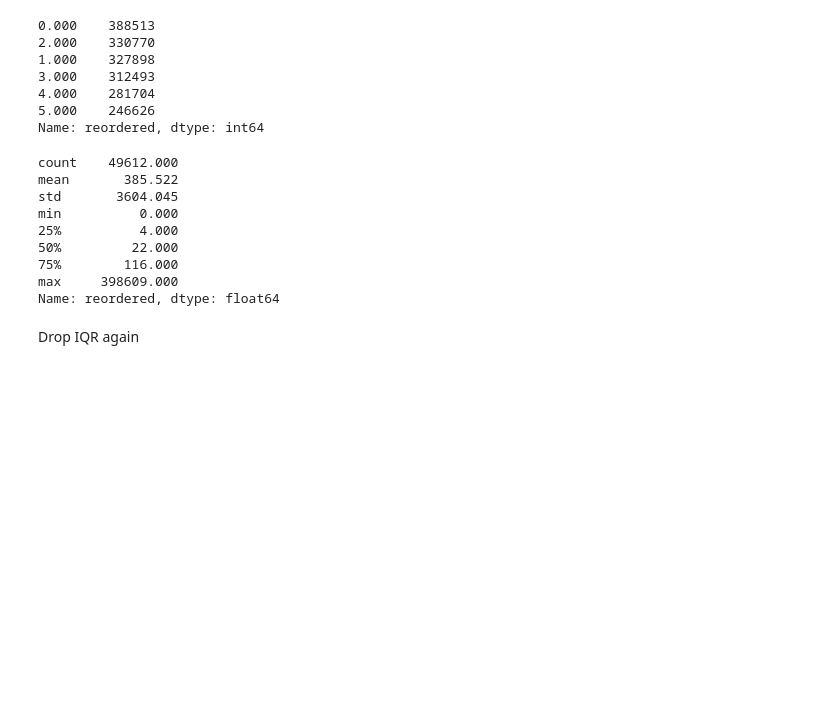
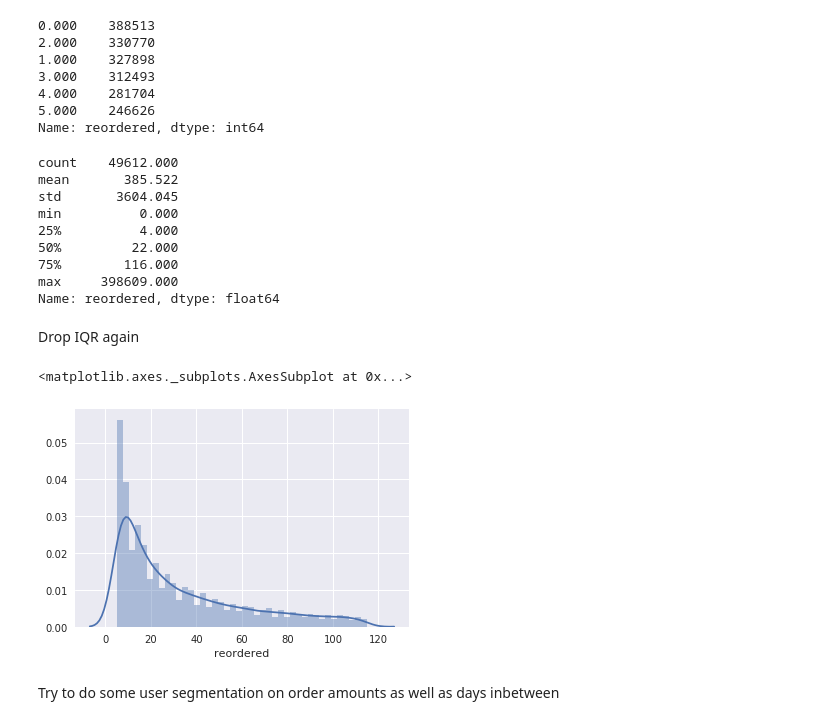
Before and after one commit to kscasado/instacart_challenge, a Jupyter notebook: notebooks/Exploration.ipynb, the cells around one changed output. Cells and saved outputs as stored; diff of their text form; code cells hidden in the pictures; blank space fills up the shorter version.

```diff
--- a/notebooks/Exploration.ipynb
+++ b/notebooks/Exploration.ipynb
@@ -78,5 +78,10 @@ Name: reordered, dtype: float64
 # %% [markdown]
 Drop IQR again
 # %%
-iqr = reorder_rate.quartile([.25,.75]).values
-sns.distplot(reorder_rate.apply(lambda x: x if (x>iqr[0] and )))
+iqr = reorder_rate.quantile([.25,.75]).values
+sns.distplot(reorder_rate.apply(lambda x: x if (x>iqr[0] and x<iqr[1]) else None).dropna())
+# %% [output]
+<matplotlib.axes._subplots.AxesSubplot at 0x...>
+[figure, added]
+# %% [markdown]
+Try to do some user segmentation on order amounts as well as days inbetween
```
Also changed, not shown: parts of 2 cells of this notebook.
